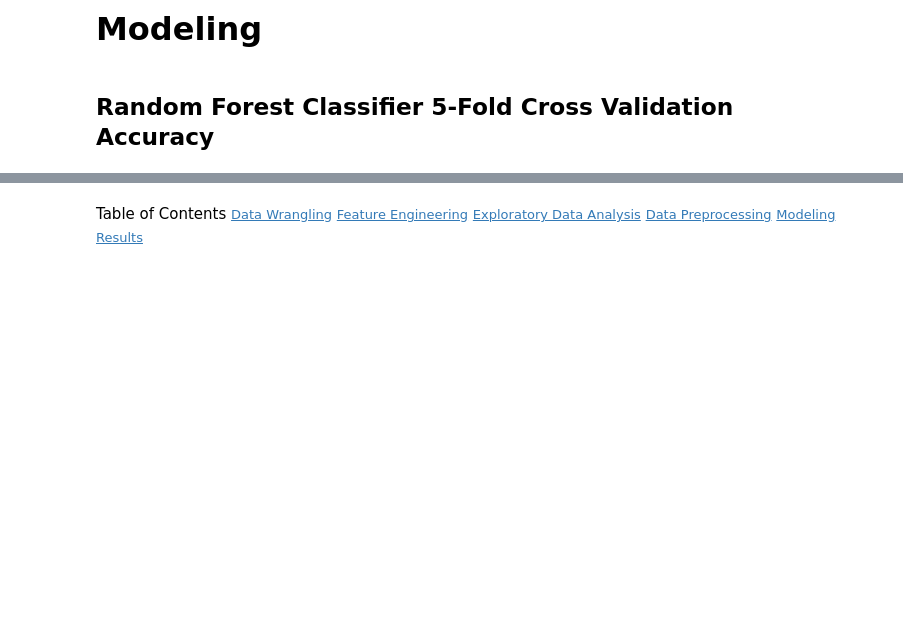
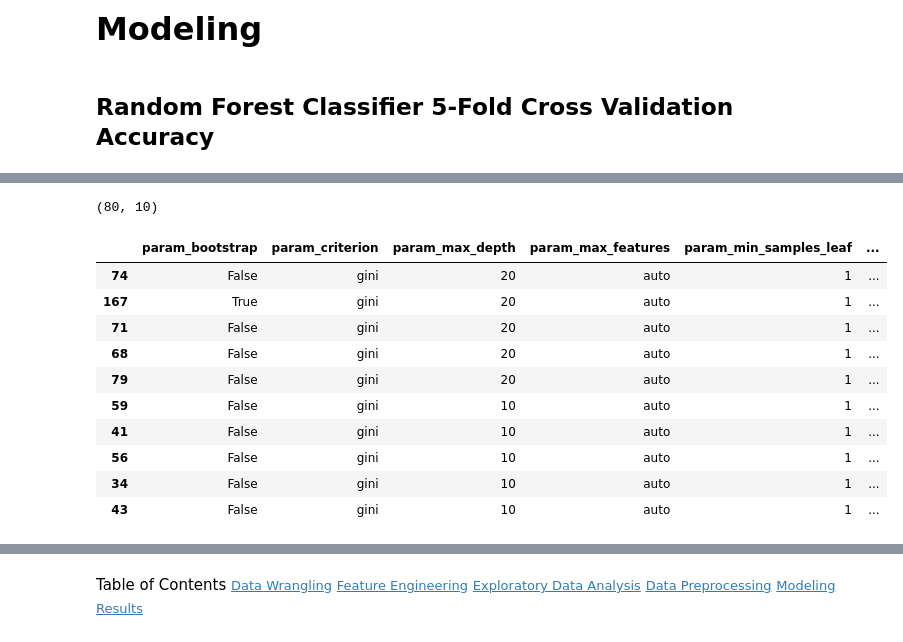
Before and after one commit to pauljacob/DSCapstone2, a Jupyter notebook: notebooks/in_vehicle_coupon_recommendation_v2dot5_118_features.ipynb, the cells around one changed output, grey strips where cells are left out. Drawn from its saved outputs; the diff is of its cells as text; code cells hidden in the pictures; blank space fills up the shorter version.

```diff
--- a/notebooks/in_vehicle_coupon_recommendation_v2dot5_118_features.ipynb
+++ b/notebooks/in_vehicle_coupon_recommendation_v2dot5_118_features.ipynb
@@ -625,0 +571,27 @@ time: 0 ns (started: 2022-10-14 17:31:49 -07:00)
+# %%
+random_forest_classifier_grid_search_stratified_cross_validation_results_dictionary_keys = ['param_bootstrap', 'param_criterion', 'param_max_depth', 'param_max_features', 'param_min_samples_leaf', 'param_min_samples_split', 'param_n_estimators', 'mean_test_score', 'std_test_score', 'rank_test_score']
+
+df_random_forest_classifier_grid_search_stratified_cross_validation_results = pd.DataFrame()
+for key in random_forest_classifier_grid_search_stratified_cross_validation_results_dictionary_keys:
+
+    df_random_forest_classifier_grid_search_stratified_cross_validation_results = \
+    pd.concat([df_random_forest_classifier_grid_search_stratified_cross_validation_results,  pd.DataFrame(stratified_5_fold_grid_search_cross_validation.cv_results_[key])], axis=1)
+
+df_random_forest_classifier_grid_search_stratified_cross_validation_results.columns = random_forest_classifier_grid_search_stratified_cross_validation_results_dictionary_keys
+
+df_random_forest_classifier_grid_search_stratified_cross_validation_results_top80 = \
+df_random_forest_classifier_grid_search_stratified_cross_validation_results.sort_values('mean_test_score', ascending=False)[0:80]
+p(df_random_forest_classifier_grid_search_stratified_cross_validation_results_top80)
+# %% [output]
+(80, 10)
+|  | param_bootstrap | param_criterion | param_max_depth | param_max_features | param_min_samples_leaf | ... |
+| 74 | False | gini | 20 | auto | 1 | ... |
+| 167 | True | gini | 20 | auto | 1 | ... |
+| 71 | False | gini | 20 | auto | 1 | ... |
+| 68 | False | gini | 20 | auto | 1 | ... |
+| 79 | False | gini | 20 | auto | 1 | ... |
+| 59 | False | gini | 10 | auto | 1 | ... |
+| 41 | False | gini | 10 | auto | 1 | ... |
+| 56 | False | gini | 10 | auto | 1 | ... |
+| 34 | False | gini | 10 | auto | 1 | ... |
+| 43 | False | gini | 10 | auto | 1 | ... |
```
Also changed, not shown: parts of 69 cells of this notebook, 21 other files.
